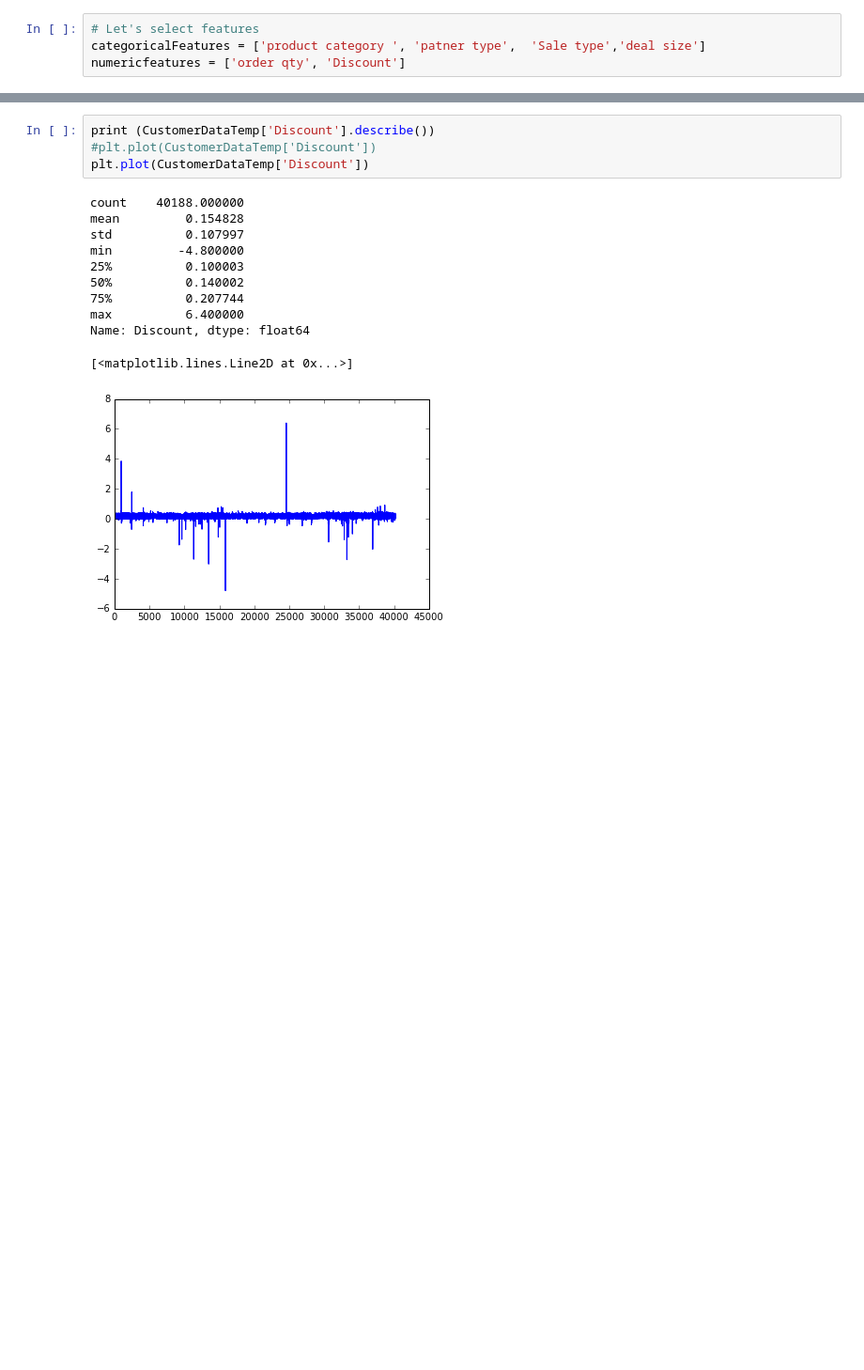
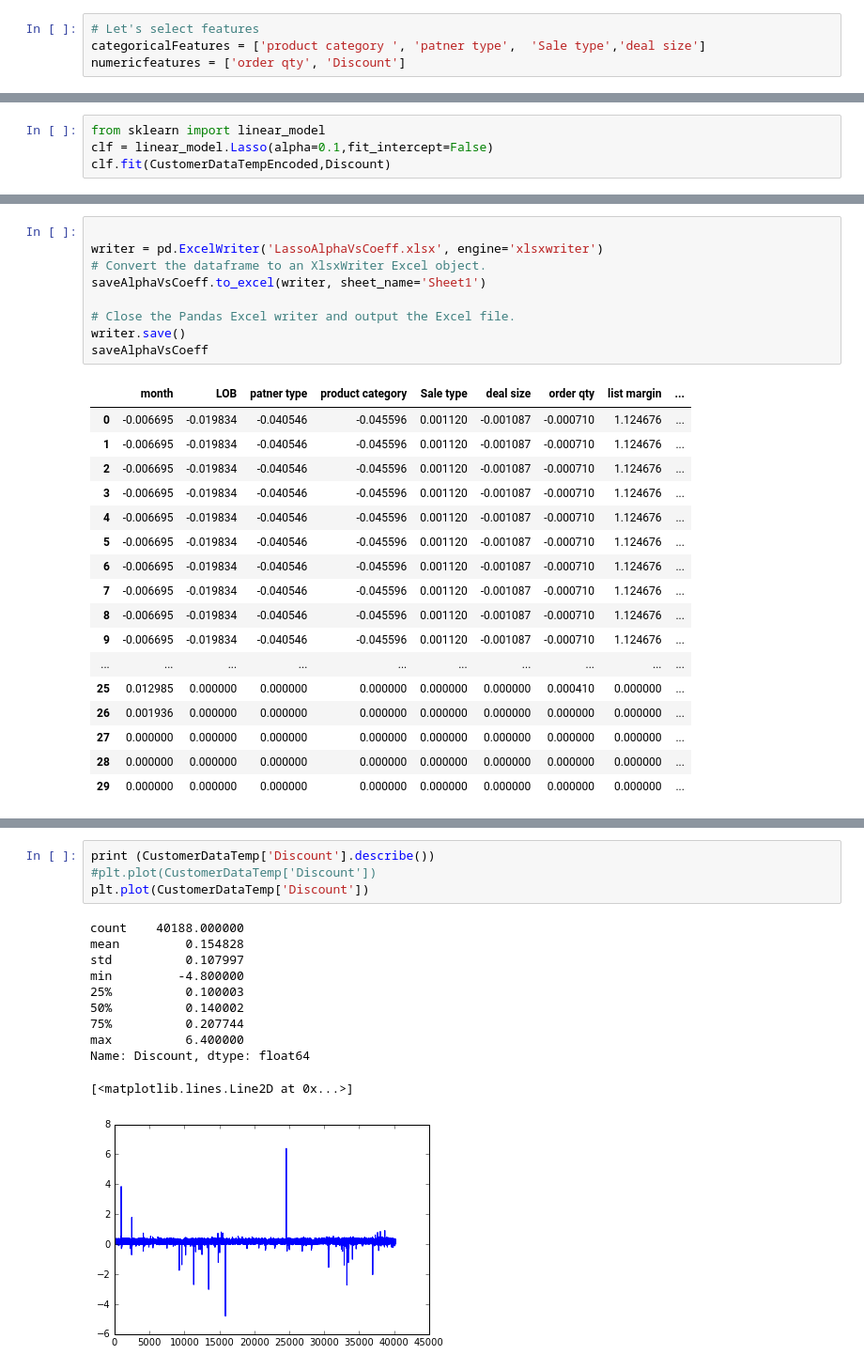
Before and after one commit to sahilmakkar1983/PocAndTrials, a Jupyter notebook: trials/python/Product_discount_analysis.ipynb, the cells around one changed output, grey strips where cells are left out. Shown at 94% size. Drawn from its saved outputs; the diff is of its cells as text; blank space fills up the shorter version.

```diff
--- a/trials/python/Product_discount_analysis.ipynb
+++ b/trials/python/Product_discount_analysis.ipynb
@@ -122,0 +410,4 @@ CustomerDataTemp = CustomerDataTemp[-CustomerDataTemp['Discount'].isin(_b)]
+# %%
+from sklearn import linear_model
+clf = linear_model.Lasso(alpha=0.1,fit_intercept=False)
+clf.fit(CustomerDataTempEncoded,Discount)
@@ -122,0 +460,27 @@ CustomerDataTemp = CustomerDataTemp[-CustomerDataTemp['Discount'].isin(_b)]
+# %%
+
+writer = pd.ExcelWriter('LassoAlphaVsCoeff.xlsx', engine='xlsxwriter')
+# Convert the dataframe to an XlsxWriter Excel object.
+saveAlphaVsCoeff.to_excel(writer, sheet_name='Sheet1')
+
+# Close the Pandas Excel writer and output the Excel file.
+writer.save()
+saveAlphaVsCoeff
+# %% [output]
+|  | month | LOB | patner type | product category | Sale type | deal size | order qty | list margin | ... |
+| 0 | -0.006695 | -0.019834 | -0.040546 | -0.045596 | 0.001120 | -0.001087 | -0.000710 | 1.124676 | ... |
+| 1 | -0.006695 | -0.019834 | -0.040546 | -0.045596 | 0.001120 | -0.001087 | -0.000710 | 1.124676 | ... |
+| 2 | -0.006695 | -0.019834 | -0.040546 | -0.045596 | 0.001120 | -0.001087 | -0.000710 | 1.124676 | ... |
+| 3 | -0.006695 | -0.019834 | -0.040546 | -0.045596 | 0.001120 | -0.001087 | -0.000710 | 1.124676 | ... |
+| 4 | -0.006695 | -0.019834 | -0.040546 | -0.045596 | 0.001120 | -0.001087 | -0.000710 | 1.124676 | ... |
+| 5 | -0.006695 | -0.019834 | -0.040546 | -0.045596 | 0.001120 | -0.001087 | -0.000710 | 1.124676 | ... |
+| 6 | -0.006695 | -0.019834 | -0.040546 | -0.045596 | 0.001120 | -0.001087 | -0.000710 | 1.124676 | ... |
+| 7 | -0.006695 | -0.019834 | -0.040546 | -0.045596 | 0.001120 | -0.001087 | -0.000710 | 1.124676 | ... |
+| 8 | -0.006695 | -0.019834 | -0.040546 | -0.045596 | 0.001120 | -0.001087 | -0.000710 | 1.124676 | ... |
+| 9 | -0.006695 | -0.019834 | -0.040546 | -0.045596 | 0.001120 | -0.001087 | -0.000710 | 1.124676 | ... |
+| ... | ... | ... | ... | ... | ... | ... | ... | ... | ... |
+| 25 | 0.012985 | 0.000000 | 0.000000 | 0.000000 | 0.000000 | 0.000000 | 0.000410 | 0.000000 | ... |
+| 26 | 0.001936 | 0.000000 | 0.000000 | 0.000000 | 0.000000 | 0.000000 | 0.000000 | 0.000000 | ... |
+| 27 | 0.000000 | 0.000000 | 0.000000 | 0.000000 | 0.000000 | 0.000000 | 0.000000 | 0.000000 | ... |
+| 28 | 0.000000 | 0.000000 | 0.000000 | 0.000000 | 0.000000 | 0.000000 | 0.000000 | 0.000000 | ... |
+| 29 | 0.000000 | 0.000000 | 0.000000 | 0.000000 | 0.000000 | 0.000000 | 0.000000 | 0.000000 | ... |
```
Also changed, not shown: parts of 54 cells of this notebook.
